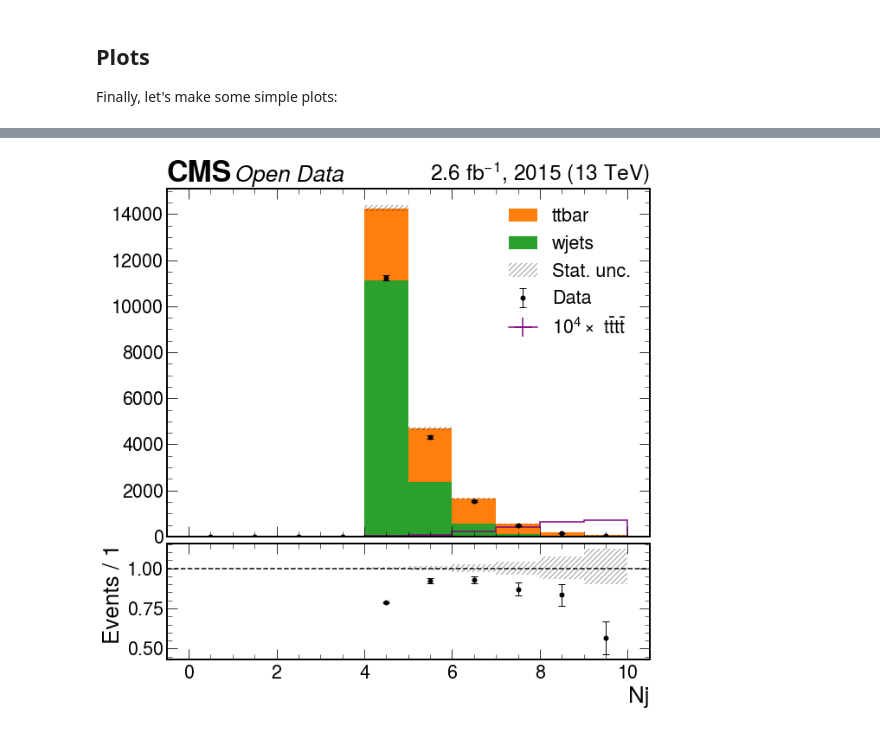
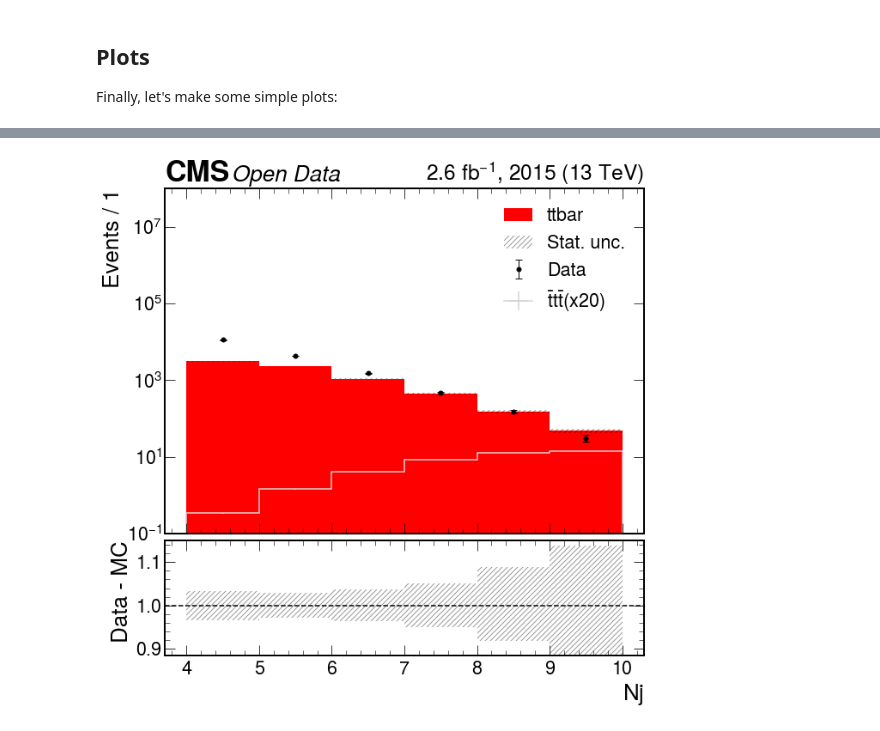
Before and after one commit to HEP-EPN/FourTopsCMSOpenData, a Jupyter notebook: Notebooks/Analysis_muon_version.ipynb, the cells around one changed output, grey strips where cells are left out. Drawn from its saved outputs; the diff is of its cells as text; code cells hidden in the pictures.

```diff
--- a/Notebooks/Analysis_muon_version.ipynb
+++ b/Notebooks/Analysis_muon_version.ipynb
@@ -72,7 +73,7 @@ def construct_fileset(n_files_max_per_sample,
        # "single_top_s_chan": 2.0268 + 1.2676,
        # "single_top_t_chan": (36.993 + 22.175)/0.252,  # scale from lepton filter to inclusive
        # "single_top_tW": 35.6 + 35.6, #37.936 + 37.906,
-        "wjets": 61526, ##61457 * 0.252,  # e/mu+nu final states
+       # "wjets": 61526, ##61457 * 0.252,  # e/mu+nu final states
         "tttt" : 0.009,
         "data": None
     }
@@ -329,12 +364,14 @@ dict_keys(['nmuons', 'njets', 'jets_eta', 'jets_pt', 'muon_eta', 'muon_pt', 'nbj
 # %%
 ### list of bkgs to plot
 dictBkgs = OrderedDict()
-dictBkgs["ttbar"] = { "color" : "white", "label" : "$t\\bar{t}$" }
-dictBkgs["wjets"] = { "color" : "blue", "label" : "EW" }
+dictBkgs["ttbar"] = { "color" : "red", "label" : "$t\\bar{t}$" }
+#dictBkgs["wjets"] = { "color" : "blue", "label" : "EW" }
 #dictBkgs["single_top_s_chan"] = { "color" : "green", "label" : "t s-channel" }
 #dictBkgs["single_top_t_chan"] = { "color" : "lightgreen", "label" : "t t-channel" }
 #dictBkgs["single_top_tW"] = { "color" : "darkgreen", "label" : "tW" }
 
 bkgs = list(dictBkgs.keys())[::-1]
+print(bkgs)
 bkgs_colors = [ col["color"] for i, col in dictBkgs.items() ]
+print(bkgs_colors)
 bkgs_label = [ col["label"] for i, col in dictBkgs.items() ]
@@ -350,33 +390,36 @@ def plotHisto( histName = "muon_pt", xlabel = "Leading Muon $p_{T}$ [GeV]", rebi
     for ibkg in bkgs:
         hists.append( (mcFactor*h2[histName][ xmin:xmax:hist.rebin(rebinFactor), ibkg, "nominal"]) )
         tot += (mcFactor*h2[histName][ xmin:xmax:hist.rebin(rebinFactor), ibkg, "nominal"])
-    signal = 1000*h2[histName][ xmin:xmax:hist.rebin(rebinFactor), "tttt", "nominal"]
+    signal = 20*h2[histName][ xmin:xmax:hist.rebin(rebinFactor), "tttt", "nominal"]
+
 
     fig, (ax, rax) = plt.subplots(2, 1, gridspec_kw=dict(height_ratios=[3, 1], hspace=0.03), sharex=True)
     hep.cms.label("Open Data", ax=ax, data=True, lumi=2.6, year=2015) #, rlabel="2.3 $\mathrm{fb^{-1}}$, 2015 (8 TeV)")
     plt.style.use(hep.style.CMS)
 
     hep.histplot(data, ax=ax, histtype='errorbar', color='k', capsize=4, yerr=True, label="Data")
-    hep.histplot(hists, ax=ax, stack=True, histtype='fill', label=bkgs)
-    hep.histplot(signal, ax=ax, histtype='step', color='purple', label="$10^{4} \\times$ $t\\bar{t}t\\bar{t}$")
+    hep.histplot(hists, ax=ax, stack=True, histtype='fill',color=["red"],label=bkgs)
+    hep.histplot(signal, ax=ax, histtype='step', color='lightgray', label="$ \\bar{t}t\\bar{t} (x20) $")
 
     errps = {'hatch':'////', 'facecolor':'none', 'lw': 0, 'color': 'k', 'alpha': 0.4}
     ax.stairs(
         values=tot.values() + np.sqrt(tot.values()),
         baseline=tot.values() - np.sqrt(tot.values()),
         edges=data.axes[0].edges, **errps, label='Stat. unc.')
-    if xlog: ax.set_yscale("log")
+    ax.set_yscale("log")
+    ax.set_ylim(0.1, 10e7)
     ax.legend()
+    ax.set_ylabel(f"Events / {rebinFactor}")
 
     yerr = ratio_uncertainty(data.values(), tot.values(), 'poisson')
     rax.stairs(1+yerr[1], edges=tot.axes[0].edges, baseline=1-yerr[0], **errps)
-    hep.histplot(data.values()/tot.values(), tot.axes[0].edges, yerr=np.sqrt(data.values())/tot.values(),
-        ax=rax, histtype='errorbar', color='k', capsize=4, label="Data")
+    #hep.histplot(data.values()/tot.values(), tot.axes[0].edges, yerr=np.sqrt(data.values())/tot.values(),
+    #    ax=rax, histtype='errorbar', color='k', capsize=4, label="Data")
 
 
     rax.axhline(1, ls='--', color='k')
     ### more labels
     plt.xlabel(xlabel)
-    plt.ylabel(f"Events / {rebinFactor}")
+    plt.ylabel("Data - MC")
     #plt.ylim([0.01,10e7])
     plt.show()
@@ -389,4 +438,4 @@ plotHisto(xlog=True)
 # %%
-plotHisto(histName = "njets", xlabel = "Nj", rebinFactor = 1, xmin = 0j, xmax = 10j, mcFactor = 0.05)
+plotHisto(histName = "njets", xlabel = "$Nj$", rebinFactor = 1, xmin = 4.5j, xmax = 10j, mcFactor = 0.05)
 # %% [output]
-[figure, old version]
+[figure, new version]
```
Also changed, not shown: parts of 15 cells of this notebook.
